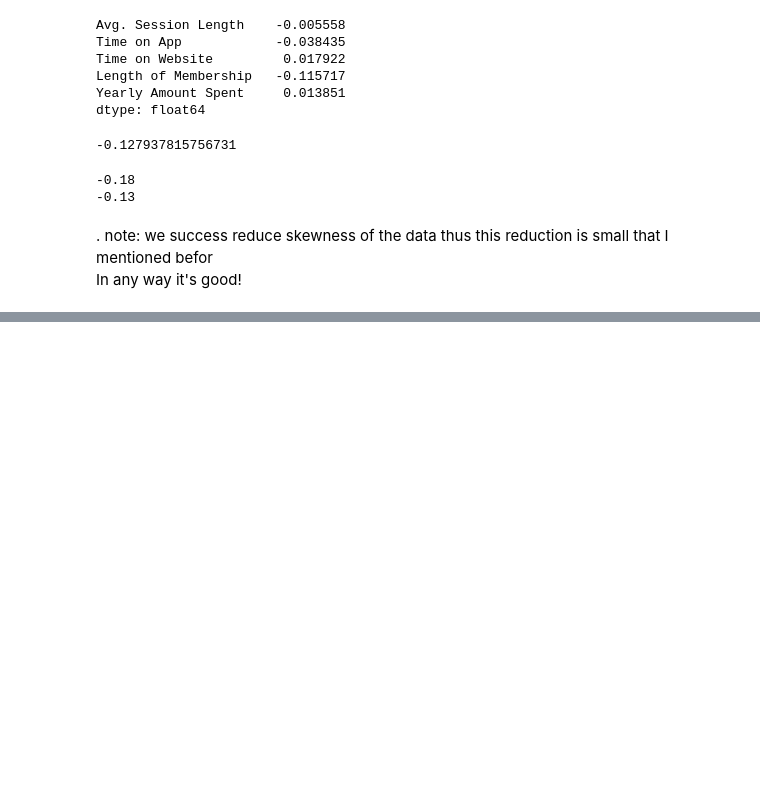
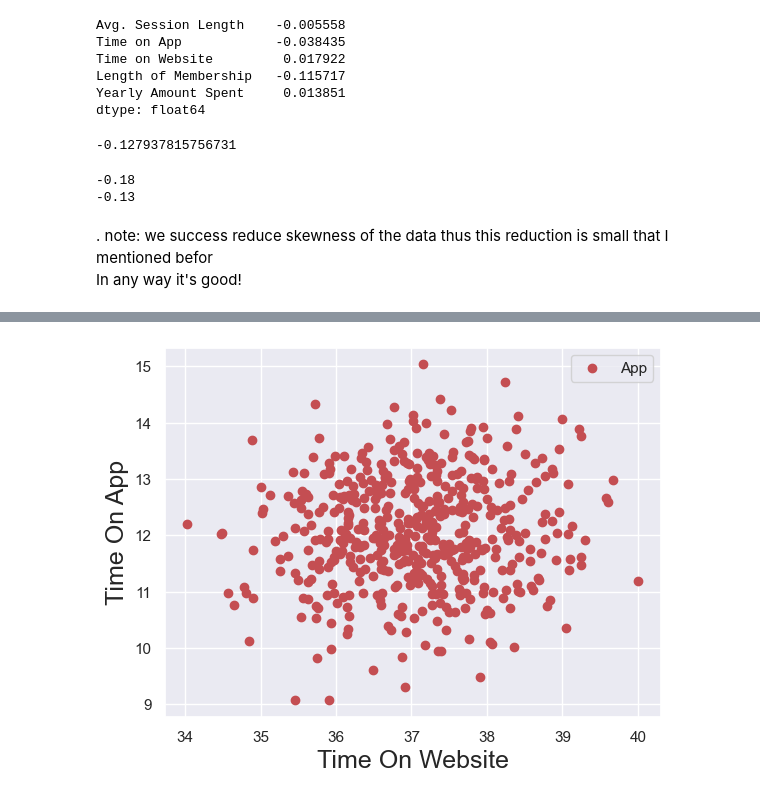
Before and after one commit to youssefSamir-DS/ML_Project-Ecommerce_Customers, a Jupyter notebook: Linear_Regression_project.ipynb, the cells around one changed output, grey strips where cells are left out. Drawn from its saved outputs; the diff is of its cells as text; code cells hidden in the pictures; blank space fills up the shorter version.

```diff
--- a/Linear_Regression_project.ipynb
+++ b/Linear_Regression_project.ipynb
@@ -335,0 +378,8 @@ print(new_df.skew().sum().round(2))
+# %%
+plt.scatter(timeOn_website,timeOn_app,c='r',label='App')
+plt.xlabel("Time On Website",fontsize=18)
+plt.ylabel("Time On App",fontsize=18)
+plt.legend()
+plt.show()
+# %% [output]
+[figure, added]
```
Also changed, not shown: parts of 9 cells of this notebook.
